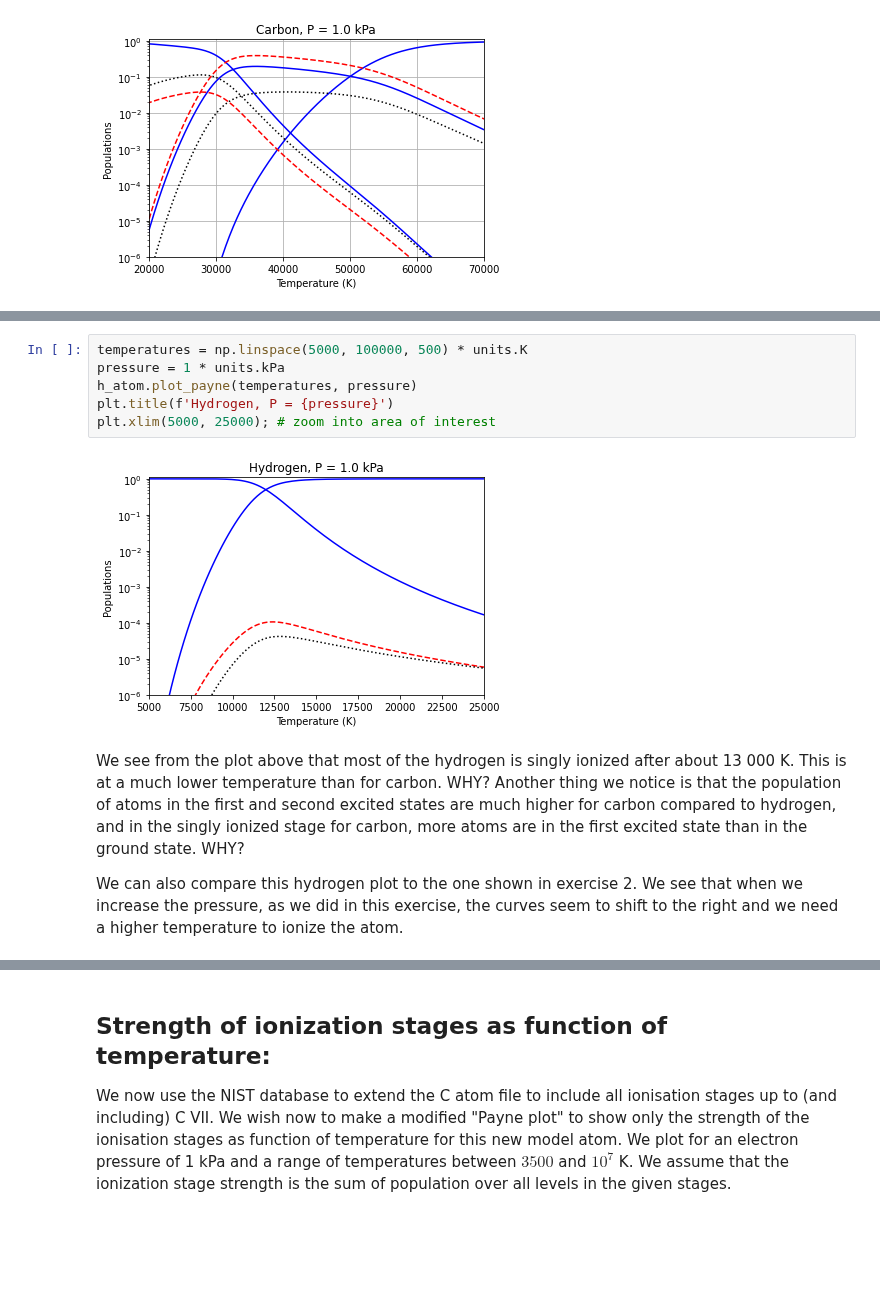
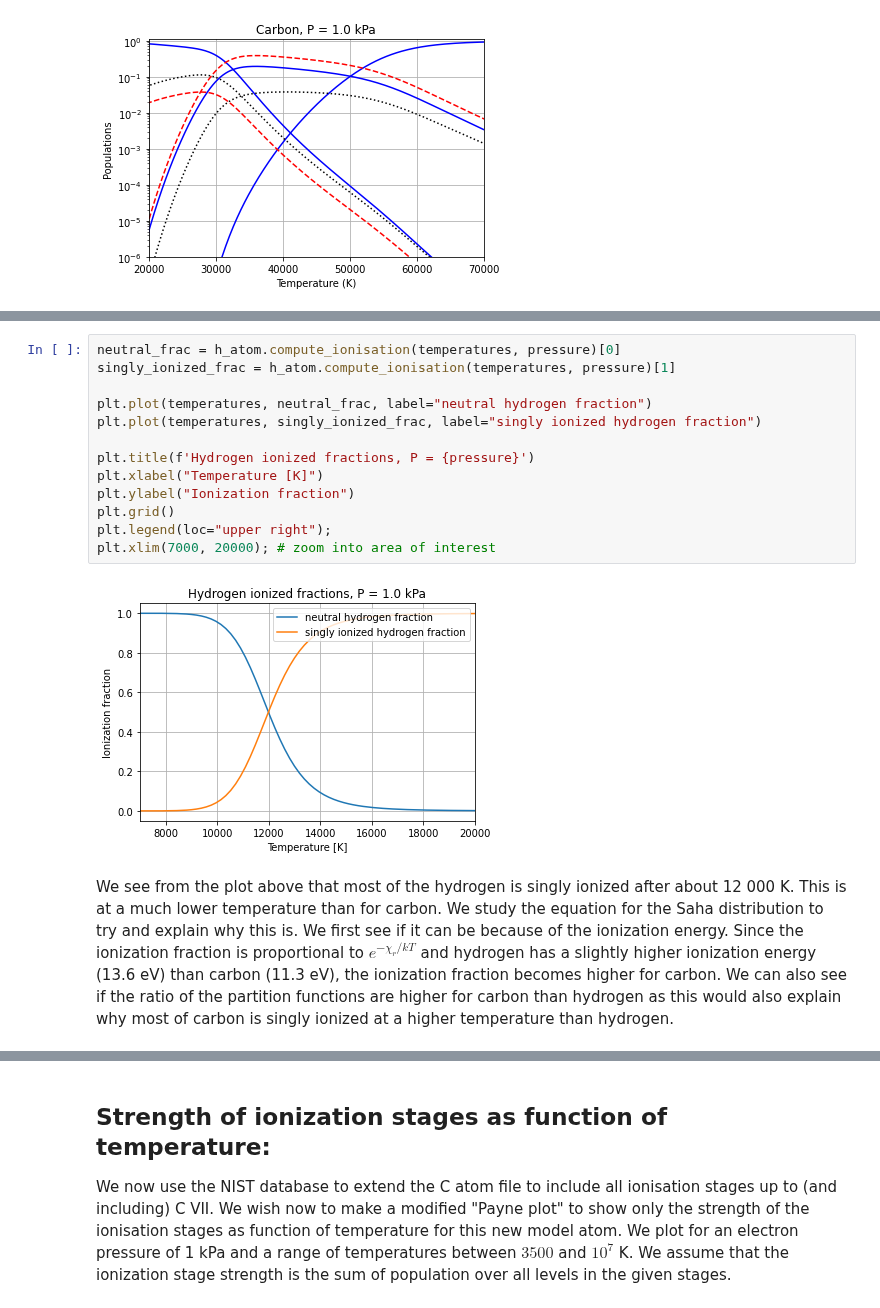
Before and after one commit to Rachelstiansen/AST4310, a Jupyter notebook: project work/project1/project1_student.ipynb, the cells around one changed output, grey strips where cells are left out. Saved outputs shown, nothing was run; the diff lists cells and outputs as text; blank space fills up the shorter version.

```diff
--- a/project work/project1/project1_student.ipynb
+++ b/project work/project1/project1_student.ipynb
@@ -343,13 +366,17 @@ To compare with hydrogen we make another payne plot, again starting with a wide
 # %%
-temperatures = np.linspace(5000, 100000, 500) * units.K
-pressure = 1 * units.kPa
-h_atom.plot_payne(temperatures, pressure)
-plt.title(f'Hydrogen, P = {pressure}')
-plt.xlim(5000, 25000); # zoom into area of interest
+neutral_frac = h_atom.compute_ionisation(temperatures, pressure)[0]
+singly_ionized_frac = h_atom.compute_ionisation(temperatures, pressure)[1]
+
+plt.plot(temperatures, neutral_frac, label="neutral hydrogen fraction")
+plt.plot(temperatures, singly_ionized_frac, label="singly ionized hydrogen fraction")
+
+plt.title(f'Hydrogen ionized fractions, P = {pressure}')
+plt.xlabel("Temperature [K]")
+plt.ylabel("Ionization fraction")
+plt.grid()
+plt.legend(loc="upper right");
+plt.xlim(7000, 20000); # zoom into area of interest
 # %% [output]
-[figure, old version]
+[figure, new version]
 # %% [markdown]
-We see from the plot above that most of the hydrogen is singly ionized after about 13 000 K. This is at a much lower temperature than for carbon. WHY?  Another thing we notice is that the population of atoms in the first and second excited states are much higher for carbon compared to hydrogen, and in the singly ionized stage for carbon, more atoms are in the first excited state than in the ground state. WHY?
-
-
-We can also compare this hydrogen plot to the one shown in exercise 2. We see that when we increase the pressure, as we did in this exercise, the curves seem to shift to the right and we need a higher temperature to ionize the atom.
+We see from the plot above that most of the hydrogen is singly ionized after about 12 000 K. This is at a much lower temperature than for carbon. We study the equation for the Saha distribution to try and explain why this is. We first see if it can be because of the ionization energy. Since the ionization fraction is proportional to $e^{-\chi_r/kT}$ and hydrogen has a slightly higher ionization energy (13.6 eV) than carbon (11.3 eV), the ionization fraction becomes higher for carbon. We can also see if the ratio of the partition functions are higher for carbon than hydrogen as this would also explain why most of carbon is singly ionized at a higher temperature than hydrogen.
```
Also changed, not shown: parts of 13 cells of this notebook.
